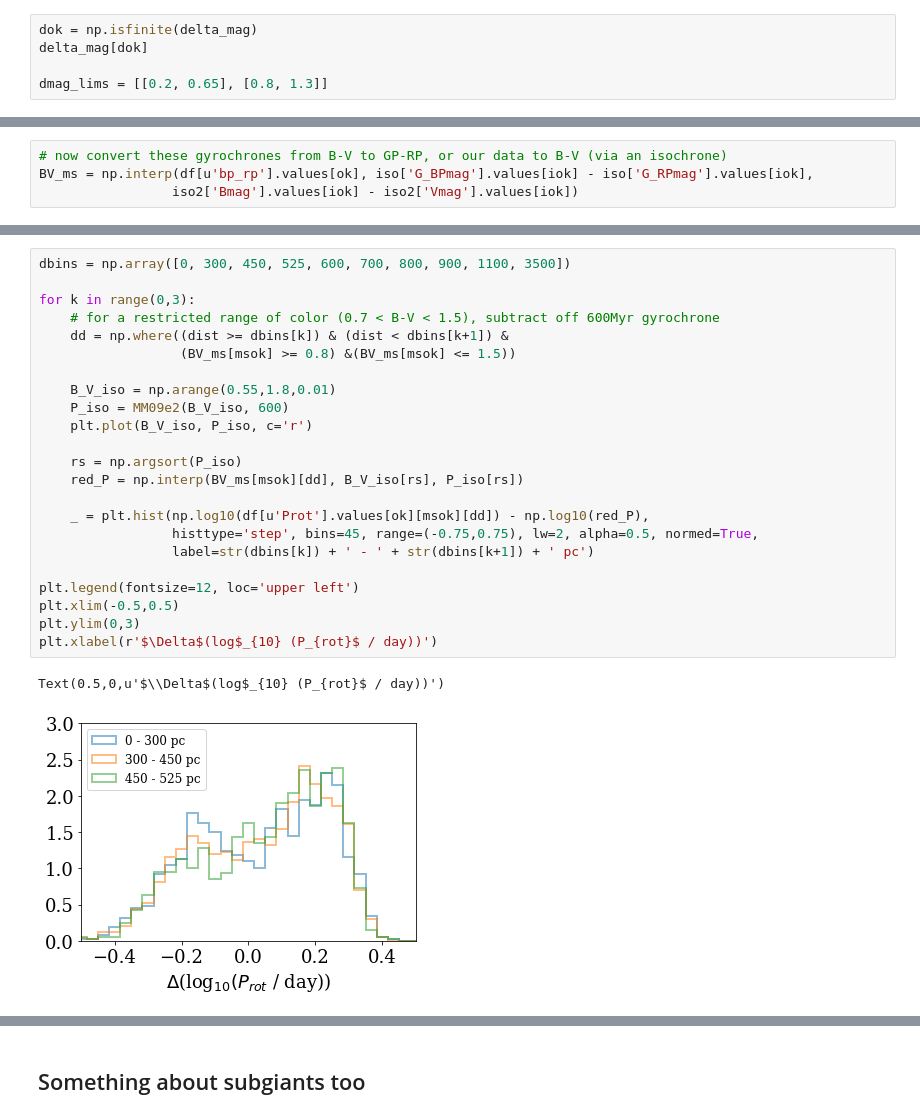
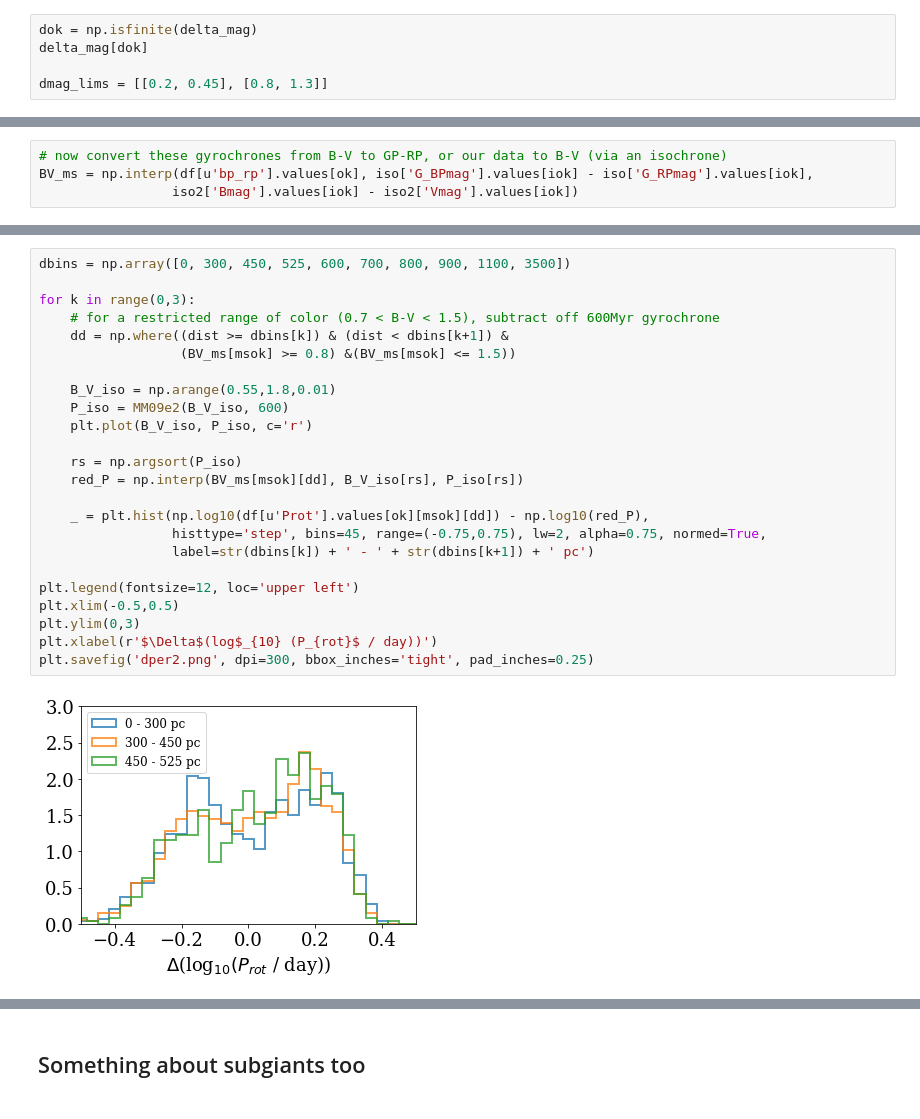
Before and after one commit to jradavenport/gaia2_kep_rot, a Jupyter notebook: explore.ipynb, the cells around one changed output, grey strips where cells are left out. Drawn from its saved outputs; the diff is of its cells as text.

```diff
--- a/explore.ipynb
+++ b/explore.ipynb
@@ -138,7 +141,7 @@ delta_mag = Mg_iso - (df[u'phot_g_mean_mag'].values[ok] + 5. * np.log10(df[u'par
 dok = np.isfinite(delta_mag)
 delta_mag[dok]
 
-dmag_lims = [[0.2, 0.65], [0.8, 1.3]]
+dmag_lims = [[0.2, 0.45], [0.8, 1.3]]
 # %%
 # main sequence stars
 msok = np.where((delta_mag >= dmag_lims[0][0]) &
@@ -538,26 +584,26 @@ plt.ylim(0,4)
 # %%
 dbins = np.array([0, 300, 450, 525, 600, 700, 800, 900, 1100, 3500])
 
 for k in range(0,3):
     # for a restricted range of color (0.7 < B-V < 1.5), subtract off 600Myr gyrochrone
     dd = np.where((dist >= dbins[k]) & (dist < dbins[k+1]) &
                   (BV_ms[msok] >= 0.8) &(BV_ms[msok] <= 1.5))
 
     B_V_iso = np.arange(0.55,1.8,0.01)
     P_iso = MM09e2(B_V_iso, 600)
     plt.plot(B_V_iso, P_iso, c='r')
 
     rs = np.argsort(P_iso)
     red_P = np.interp(BV_ms[msok][dd], B_V_iso[rs], P_iso[rs])
 
     _ = plt.hist(np.log10(df[u'Prot'].values[ok][msok][dd]) - np.log10(red_P),
-                 histtype='step', bins=45, range=(-0.75,0.75), lw=2, alpha=0.5, normed=True,
+                 histtype='step', bins=45, range=(-0.75,0.75), lw=2, alpha=0.75, normed=True,
                  label=str(dbins[k]) + ' - ' + str(dbins[k+1]) + ' pc')
 
 plt.legend(fontsize=12, loc='upper left')
 plt.xlim(-0.5,0.5)
 plt.ylim(0,3)
 plt.xlabel(r'$\Delta$(log$_{10} (P_{rot}$ / day))')
+plt.savefig('dper2.png', dpi=300, bbox_inches='tight', pad_inches=0.25)
 # %% [output]
-Text(0.5,0,u'$\\Delta$(log$_{10} (P_{rot}$ / day))')
-[figure, old version]
+[figure, new version]
```
Also changed, not shown: parts of 22 cells of this notebook.
